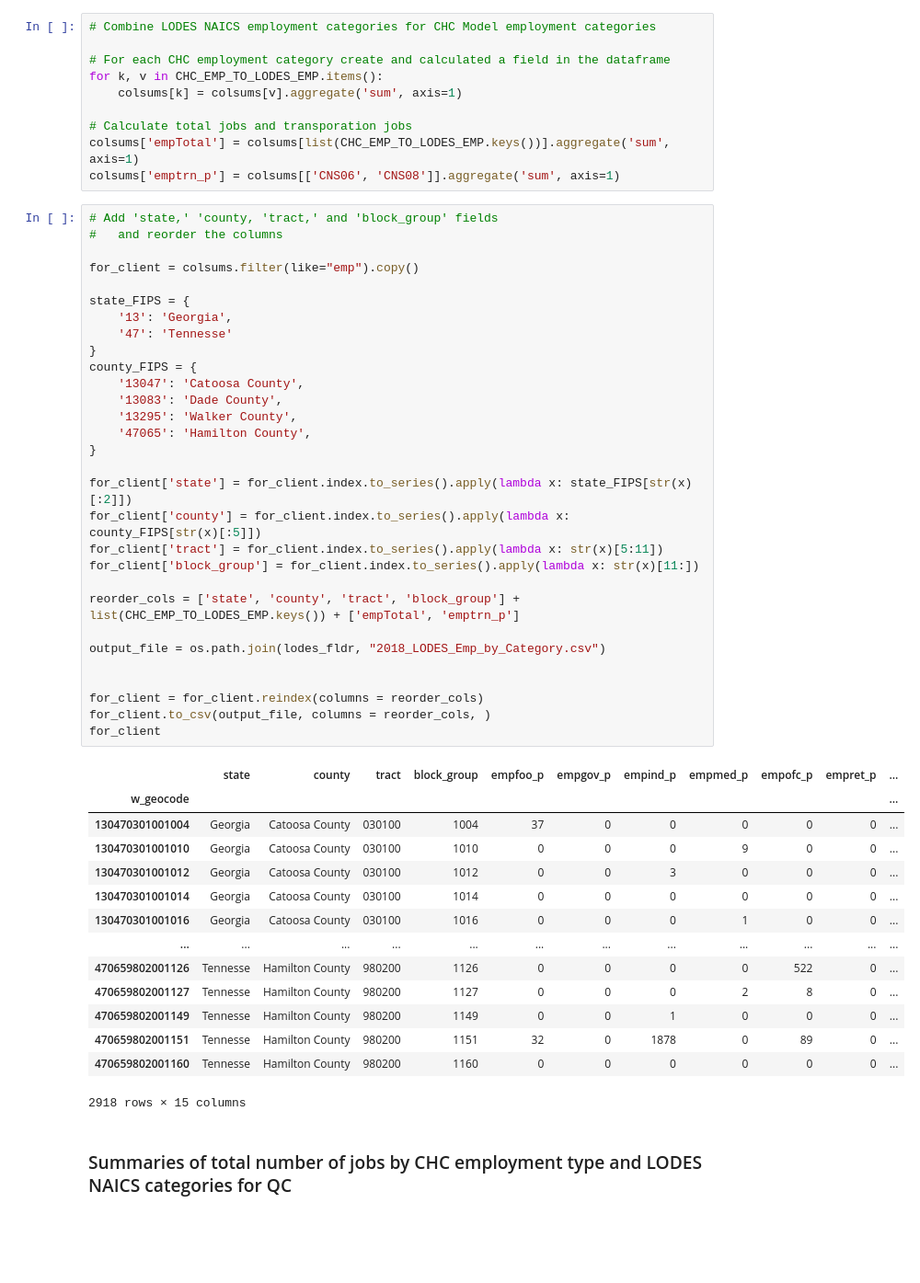
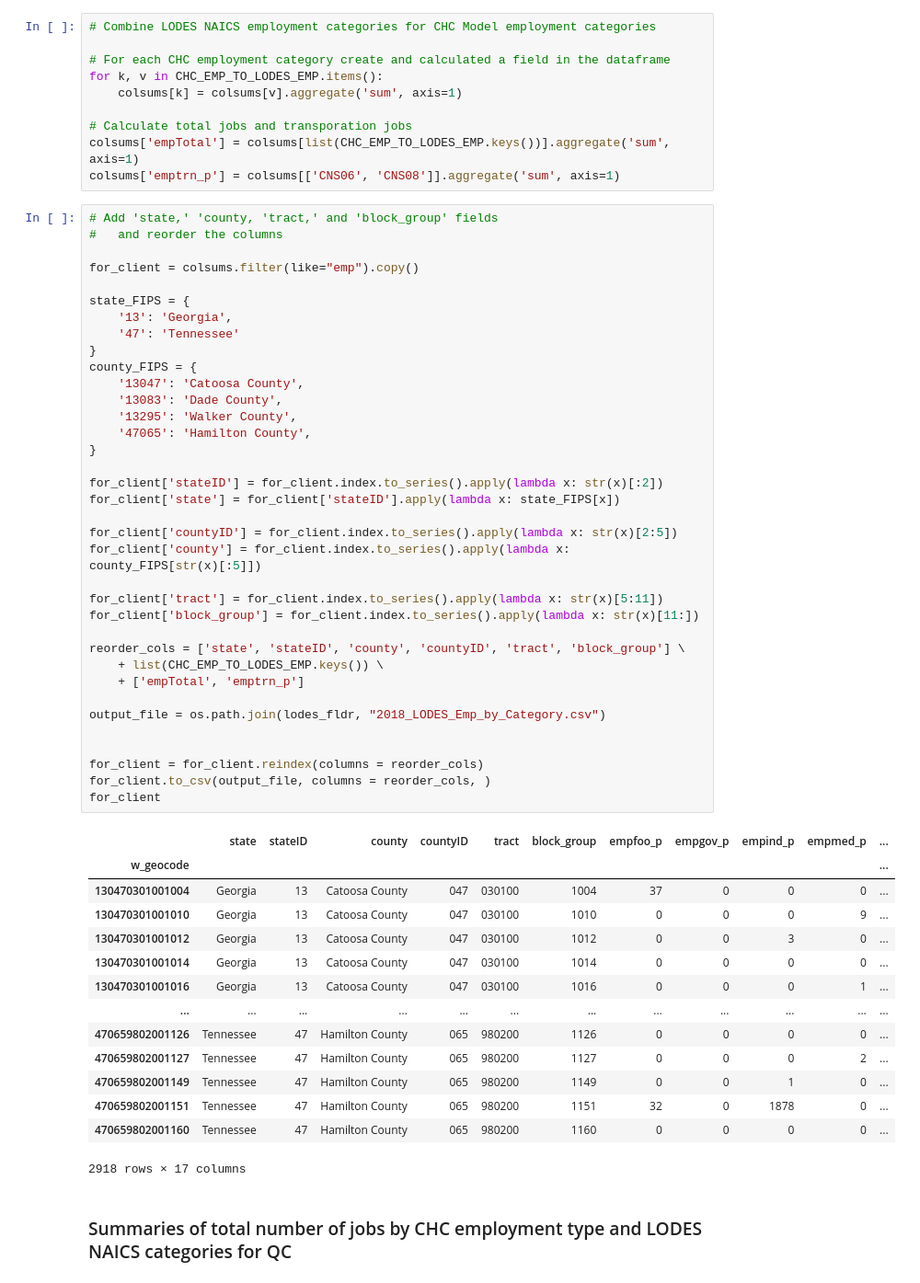
Before and after one commit to wsp-sag/client_chattanooga_rtp_update, a Jupyter notebook: Notebooks/Task 3 - Model Validation/Process_Validation_Data/Employment_LODES-WAC.ipynb, the cells around one changed output. Shown at 92% size. Cells and saved outputs as stored; diff of their text form; blank space fills up the shorter version.

```diff
--- a/Notebooks/Task 3 - Model Validation/Process_Validation_Data/Employment_LODES-WAC.ipynb
+++ b/Notebooks/Task 3 - Model Validation/Process_Validation_Data/Employment_LODES-WAC.ipynb
@@ -146,48 +146,54 @@ colsums['emptrn_p'] = colsums[['CNS06', 'CNS08']].aggregate('sum', axis=1)
 # %%
 # Add 'state,' 'county, 'tract,' and 'block_group' fields
 #   and reorder the columns
 
 for_client = colsums.filter(like="emp").copy()
 
 state_FIPS = {
     '13': 'Georgia',
-    '47': 'Tennesse'
+    '47': 'Tennessee'
 }
 county_FIPS = {
     '13047': 'Catoosa County',
     '13083': 'Dade County',
     '13295': 'Walker County',
     '47065': 'Hamilton County',
 }
 
-for_client['state'] = for_client.index.to_series().apply(lambda x: state_FIPS[str(x)[:2]])
+for_client['stateID'] = for_client.index.to_series().apply(lambda x: str(x)[:2])
+for_client['state'] = for_client['stateID'].apply(lambda x: state_FIPS[x])
+
+for_client['countyID'] = for_client.index.to_series().apply(lambda x: str(x)[2:5])
 for_client['county'] = for_client.index.to_series().apply(lambda x: county_FIPS[str(x)[:5]])
+
 for_client['tract'] = for_client.index.to_series().apply(lambda x: str(x)[5:11])
 for_client['block_group'] = for_client.index.to_series().apply(lambda x: str(x)[11:])
 
-reorder_cols = ['state', 'county', 'tract', 'block_group'] + list(CHC_EMP_TO_LODES_EMP.keys()) + ['empTotal', 'emptrn_p']
+reorder_cols = ['state', 'stateID', 'county', 'countyID', 'tract', 'block_group'] \
+    + list(CHC_EMP_TO_LODES_EMP.keys()) \
+    + ['empTotal', 'emptrn_p']
 
 output_file = os.path.join(lodes_fldr, "2018_LODES_Emp_by_Category.csv")
 
 
 for_client = for_client.reindex(columns = reorder_cols)
 for_client.to_csv(output_file, columns = reorder_cols, )
 for_client
 # %% [output]
-|  | state | county | tract | block_group | empfoo_p | empgov_p | empind_p | empmed_p | empofc_p | empret_p | ... |
+|  | state | stateID | county | countyID | tract | block_group | empfoo_p | empgov_p | empind_p | empmed_p | ... |
 | w_geocode |  |  |  |  |  |  |  |  |  |  | ... |
-| 130470301001004 | Georgia | Catoosa County | 030100 | 1004 | 37 | 0 | 0 | 0 | 0 | 0 | ... |
-| 130470301001010 | Georgia | Catoosa County | 030100 | 1010 | 0 | 0 | 0 | 9 | 0 | 0 | ... |
-| 130470301001012 | Georgia | Catoosa County | 030100 | 1012 | 0 | 0 | 3 | 0 | 0 | 0 | ... |
-| 130470301001014 | Georgia | Catoosa County | 030100 | 1014 | 0 | 0 | 0 | 0 | 0 | 0 | ... |
-| 130470301001016 | Georgia | Catoosa County | 030100 | 1016 | 0 | 0 | 0 | 1 | 0 | 0 | ... |
+| 130470301001004 | Georgia | 13 | Catoosa County | 047 | 030100 | 1004 | 37 | 0 | 0 | 0 | ... |
+| 130470301001010 | Georgia | 13 | Catoosa County | 047 | 030100 | 1010 | 0 | 0 | 0 | 9 | ... |
+| 130470301001012 | Georgia | 13 | Catoosa County | 047 | 030100 | 1012 | 0 | 0 | 3 | 0 | ... |
+| 130470301001014 | Georgia | 13 | Catoosa County | 047 | 030100 | 1014 | 0 | 0 | 0 | 0 | ... |
+| 130470301001016 | Georgia | 13 | Catoosa County | 047 | 030100 | 1016 | 0 | 0 | 0 | 1 | ... |
 | ... | ... | ... | ... | ... | ... | ... | ... | ... | ... | ... | ... |
-| 470659802001126 | Tennesse | Hamilton County | 980200 | 1126 | 0 | 0 | 0 | 0 | 522 | 0 | ... |
-| 470659802001127 | Tennesse | Hamilton County | 980200 | 1127 | 0 | 0 | 0 | 2 | 8 | 0 | ... |
-| 470659802001149 | Tennesse | Hamilton County | 980200 | 1149 | 0 | 0 | 1 | 0 | 0 | 0 | ... |
-| 470659802001151 | Tennesse | Hamilton County | 980200 | 1151 | 32 | 0 | 1878 | 0 | 89 | 0 | ... |
-| 470659802001160 | Tennesse | Hamilton County | 980200 | 1160 | 0 | 0 | 0 | 0 | 0 | 0 | ... |
+| 470659802001126 | Tennessee | 47 | Hamilton County | 065 | 980200 | 1126 | 0 | 0 | 0 | 0 | ... |
+| 470659802001127 | Tennessee | 47 | Hamilton County | 065 | 980200 | 1127 | 0 | 0 | 0 | 2 | ... |
+| 470659802001149 | Tennessee | 47 | Hamilton County | 065 | 980200 | 1149 | 0 | 0 | 1 | 0 | ... |
+| 470659802001151 | Tennessee | 47 | Hamilton County | 065 | 980200 | 1151 | 32 | 0 | 1878 | 0 | ... |
+| 470659802001160 | Tennessee | 47 | Hamilton County | 065 | 980200 | 1160 | 0 | 0 | 0 | 0 | ... |
-2918 rows × 15 columns
+2918 rows × 17 columns
 # %% [markdown]
 ### Summaries of total number of jobs by CHC employment type and LODES NAICS categories for QC
 # %%
```
Also changed, not shown: parts of 9 cells of this notebook, 22 other files.
